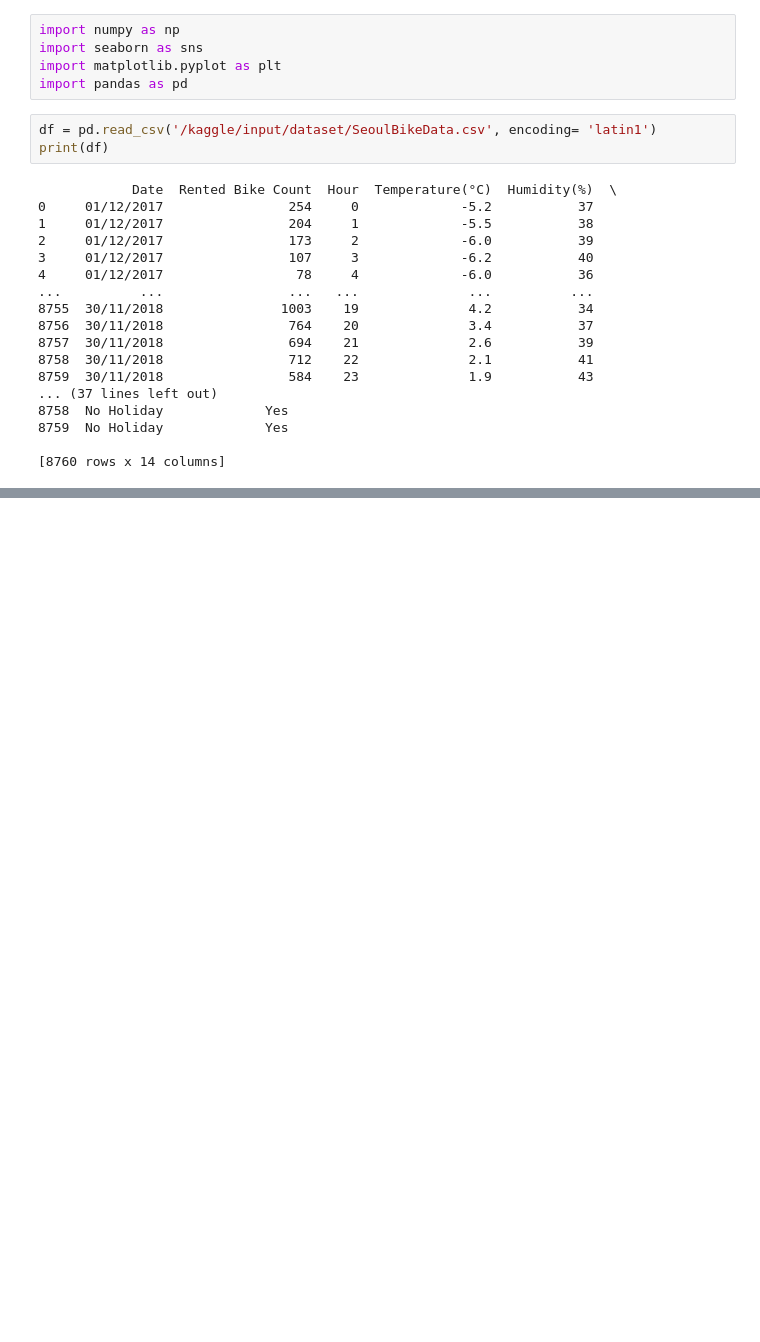
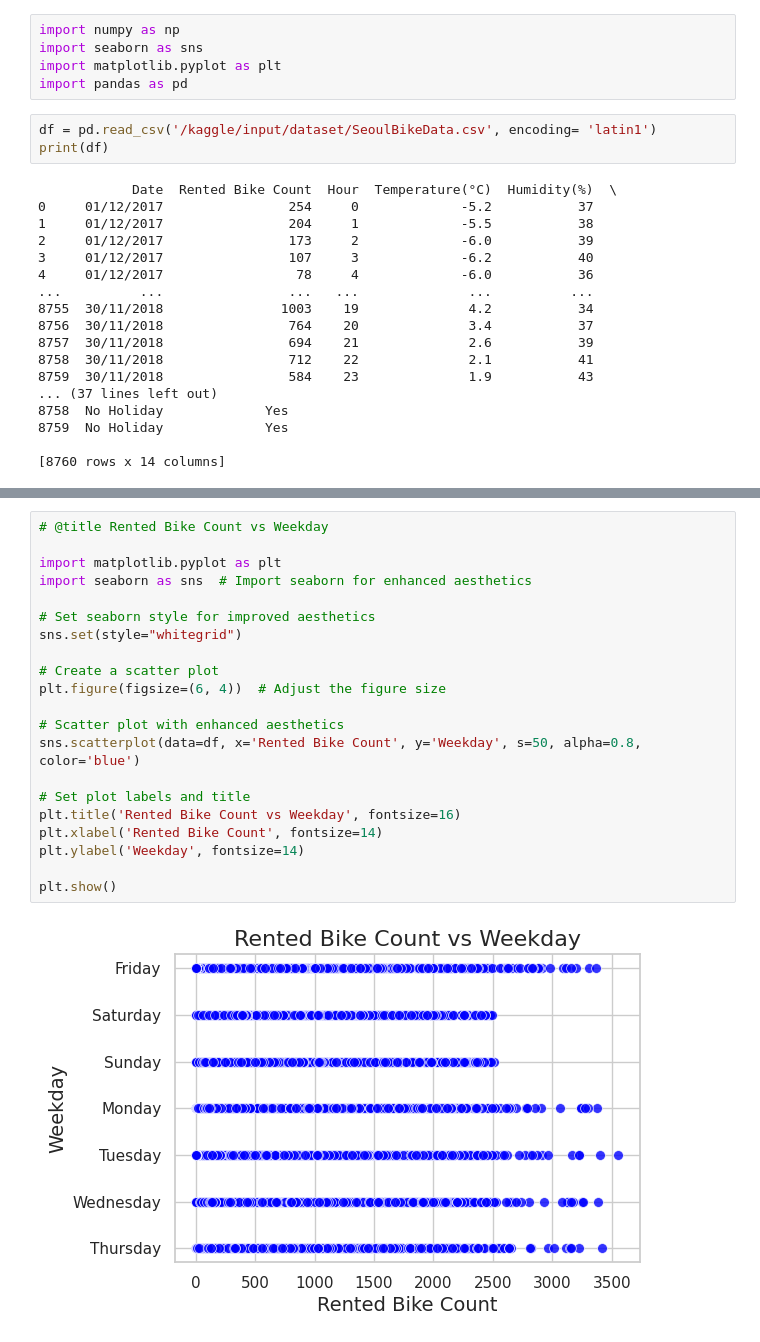
Before and after one commit to Jayesh-Ah/ME228-DS-ML, a Jupyter notebook: ME228_Project_Kaggle.ipynb, the cells around one changed output, grey strips where cells are left out. Saved outputs shown, nothing was run; the diff lists cells and outputs as text; blank space fills up the shorter version.

```diff
--- a/ME228_Project_Kaggle.ipynb
+++ b/ME228_Project_Kaggle.ipynb
@@ -93,0 +124,23 @@ KeyError: 'Date'
+# %%
+# @title Rented Bike Count vs Weekday
+
+import matplotlib.pyplot as plt
+import seaborn as sns  # Import seaborn for enhanced aesthetics
+
+# Set seaborn style for improved aesthetics
+sns.set(style="whitegrid")
+
+# Create a scatter plot
+plt.figure(figsize=(6, 4))  # Adjust the figure size
+
+# Scatter plot with enhanced aesthetics
+sns.scatterplot(data=df, x='Rented Bike Count', y='Weekday', s=50, alpha=0.8, color='blue')
+
+# Set plot labels and title
+plt.title('Rented Bike Count vs Weekday', fontsize=16)
+plt.xlabel('Rented Bike Count', fontsize=14)
+plt.ylabel('Weekday', fontsize=14)
+
+plt.show()
+# %% [output]
+[figure, added]
```
Also changed, not shown: parts of 10 cells of this notebook.
